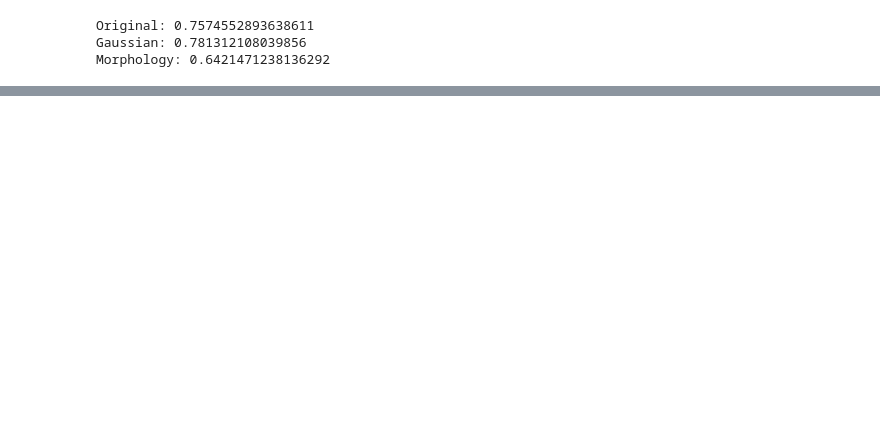
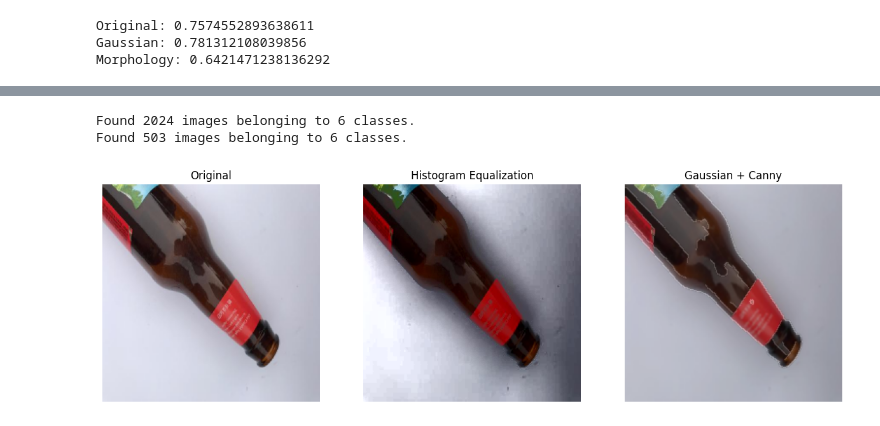
Before and after one commit to wwwww22345/Image-Processing-Based-Waste-Classification, a Jupyter notebook: test4.ipynb, the cells around one changed output, grey strips where cells are left out. Cells and saved outputs as stored; diff of their text form; code cells hidden in the pictures; blank space fills up the shorter version.

```diff
--- a/test4.ipynb
+++ b/test4.ipynb
@@ -1013,0 +1073,70 @@ Morphology: 0.6421471238136292
+# %%
+# Gaussian + Canny data
+canny_train = canny_datagen.flow_from_directory(
+    dataset_dir,
+    target_size=(224, 224),
+    batch_size=32,
+    class_mode="categorical",
+    subset="training",
+    shuffle=True
+)
+
+canny_val = canny_datagen.flow_from_directory(
+    dataset_dir,
+    target_size=(224, 224),
+    batch_size=32,
+    class_mode="categorical",
+    subset="validation",
+    shuffle=False
+)
+# %% [output]
+Found 2024 images belonging to 6 classes.
+Found 503 images belonging to 6 classes.
+# %%
+# ============================================================
+# 4. VISUALIZE BOTH PREPROCESSING TECHNIQUES
+# ============================================================
+
+sample_class = classes[0]
+sample_path = os.path.join(
+    dataset_dir,
+    sample_class,
+    os.listdir(os.path.join(dataset_dir, sample_class))[0]
+)
+
+img = cv2.imread(sample_path)
+img = cv2.cvtColor(img, cv2.COLOR_BGR2RGB)
+img = cv2.resize(img, (224, 224))
+
+# Histogram Equalization
+ycrcb = cv2.cvtColor(img, cv2.COLOR_RGB2YCrCb)
+ycrcb[:, :, 0] = cv2.equalizeHist(ycrcb[:, :, 0])
+hist_img = cv2.cvtColor(ycrcb, cv2.COLOR_YCrCb2RGB)
+
+# Gaussian + Canny
+blurred = cv2.GaussianBlur(img, (3, 3), 0)
+gray = cv2.cvtColor(blurred, cv2.COLOR_RGB2GRAY)
+edges = cv2.Canny(gray, 100, 200)
+edges_rgb = cv2.cvtColor(edges, cv2.COLOR_GRAY2RGB)
+canny_img = cv2.addWeighted(blurred, 0.85, edges_rgb, 0.15, 0)
+
+plt.figure(figsize=(15, 5))
+
+plt.subplot(1, 3, 1)
+plt.imshow(img)
+plt.title("Original")
+plt.axis("off")
+
+plt.subplot(1, 3, 2)
+plt.imshow(hist_img)
+plt.title("Histogram Equalization")
+plt.axis("off")
+
+plt.subplot(1, 3, 3)
+plt.imshow(canny_img)
+plt.title("Gaussian + Canny")
+plt.axis("off")
+
+plt.show()
+# %% [output]
+[figure, added]
```
Also changed, not shown: parts of 22 cells of this notebook, 6 other files.
